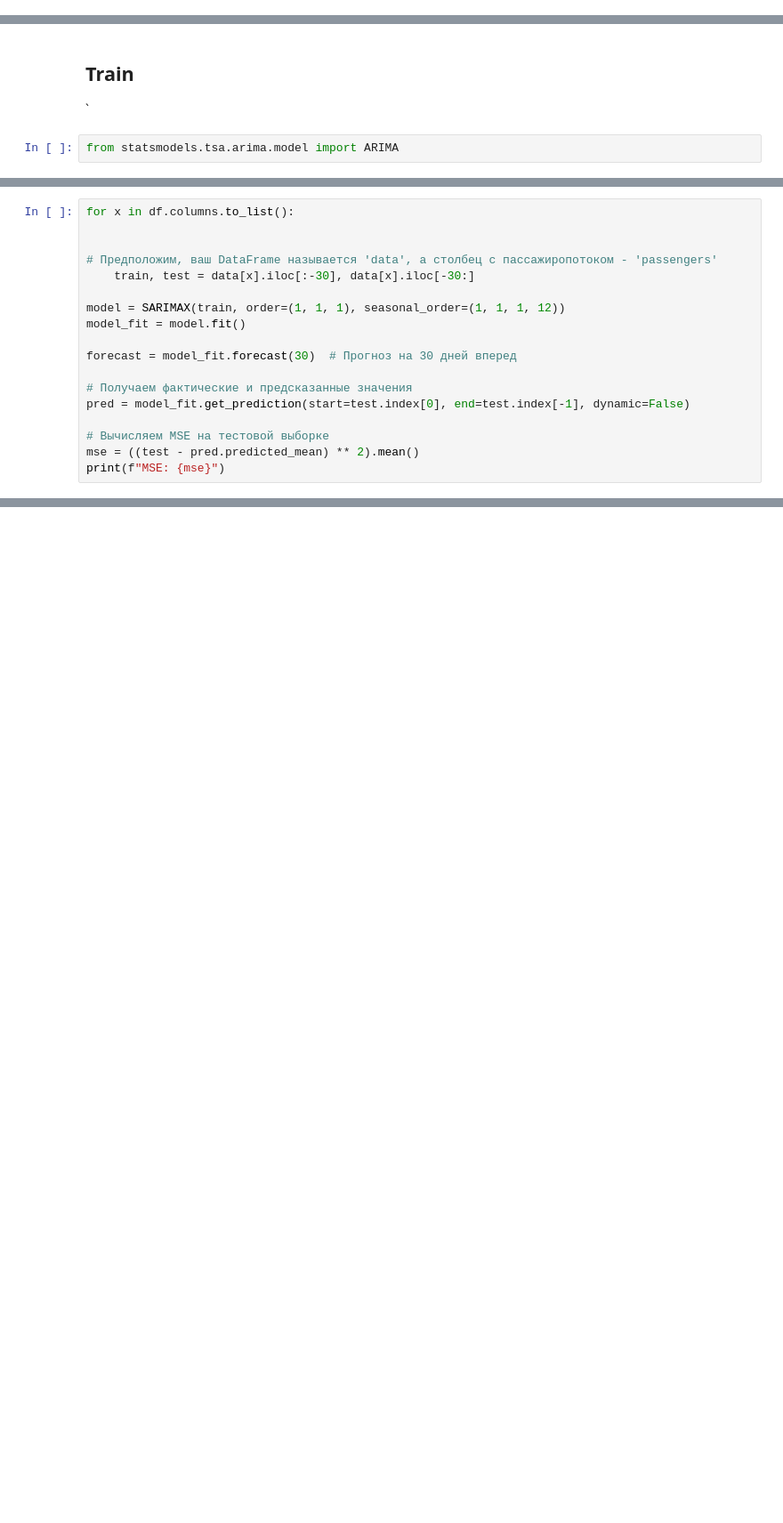
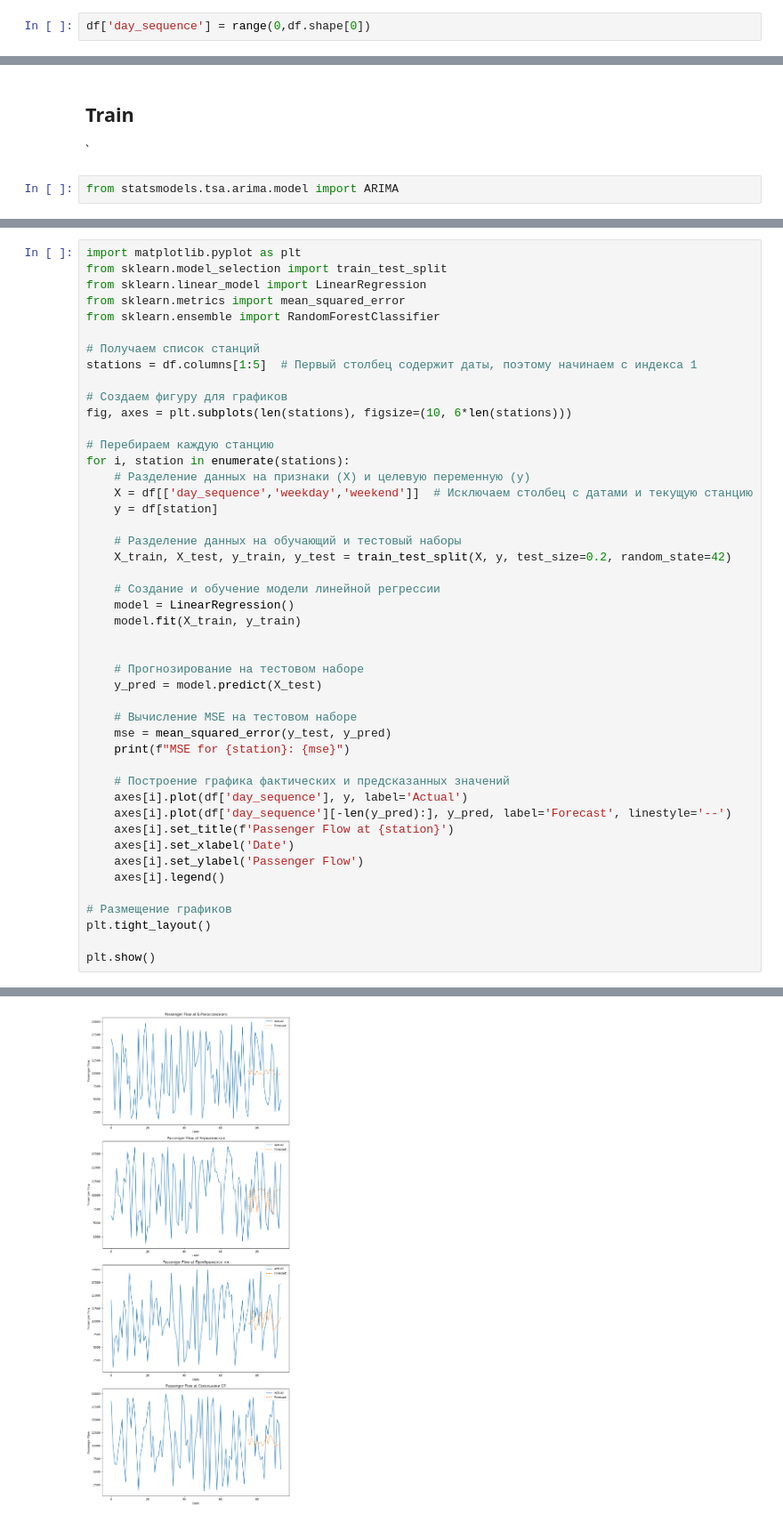
Before and after one commit to b3GOR/METRO_bot, a Jupyter notebook: noteboo.ipynb, the cells around one changed output, grey strips where cells are left out. Shown at 89% size. Cells and saved outputs as stored; diff of their text form; blank space fills up the shorter version.

```diff
--- a/noteboo.ipynb
+++ b/noteboo.ipynb
@@ -24,0 +39,2 @@ df = df.sort_index()
+# %%
+df['day_sequence'] = range(0,df.shape[0])
@@ -222,18 +89,0 @@ df.columns.to_list()
-# %%
-for x in df.columns.to_list():
-
-
-# Предположим, ваш DataFrame называется 'data', а столбец с пассажиропотоком - 'passengers'
-    train, test = data[x].iloc[:-30], data[x].iloc[-30:]
-
-model = SARIMAX(train, order=(1, 1, 1), seasonal_order=(1, 1, 1, 12))
-model_fit = model.fit()
-
-forecast = model_fit.forecast(30)  # Прогноз на 30 дней вперед
-
-# Получаем фактические и предсказанные значения
-pred = model_fit.get_prediction(start=test.index[0], end=test.index[-1], dynamic=False)
-
-# Вычисляем MSE на тестовой выборке
-mse = ((test - pred.predicted_mean) ** 2).mean()
-print(f"MSE: {mse}")
@@ -326,0 +129,47 @@ plt.show()
+# %%
+import matplotlib.pyplot as plt
+from sklearn.model_selection import train_test_split
+from sklearn.linear_model import LinearRegression
+from sklearn.metrics import mean_squared_error
+from sklearn.ensemble import RandomForestClassifier
+
+# Получаем список станций
+stations = df.columns[1:5]  # Первый столбец содержит даты, поэтому начинаем с индекса 1
+
+# Создаем фигуру для графиков
+fig, axes = plt.subplots(len(stations), figsize=(10, 6*len(stations)))
+
+# Перебираем каждую станцию
+for i, station in enumerate(stations):
+    # Разделение данных на признаки (X) и целевую переменную (y)
+    X = df[['day_sequence','weekday','weekend']]  # Исключаем столбец с датами и текущую станцию
+    y = df[station]
+
+    # Разделение данных на обучающий и тестовый наборы
+    X_train, X_test, y_train, y_test = train_test_split(X, y, test_size=0.2, random_state=42)
+
+    # Создание и обучение модели линейной регрессии
+    model = LinearRegression()
+    model.fit(X_train, y_train)
+
+
+    # Прогнозирование на тестовом наборе
+    y_pred = model.predict(X_test)
+
+    # Вычисление MSE на тестовом наборе
+    mse = mean_squared_error(y_test, y_pred)
+    print(f"MSE for {station}: {mse}")
+
+    # Построение графика фактических и предсказанных значений
+    axes[i].plot(df['day_sequence'], y, label='Actual')
+    axes[i].plot(df['day_sequence'][-len(y_pred):], y_pred, label='Forecast', linestyle='--')
+    axes[i].set_title(f'Passenger Flow at {station}')
+    axes[i].set_xlabel('Date')
+    axes[i].set_ylabel('Passenger Flow')
+    axes[i].legend()
+
+# Размещение графиков
+plt.tight_layout()
+
+plt.show()
+# %% [output]
@@ -326,0 +180 @@ plt.show()
+[figure, added]
```
Also changed, not shown: parts of 29 cells of this notebook, 4 other files.
